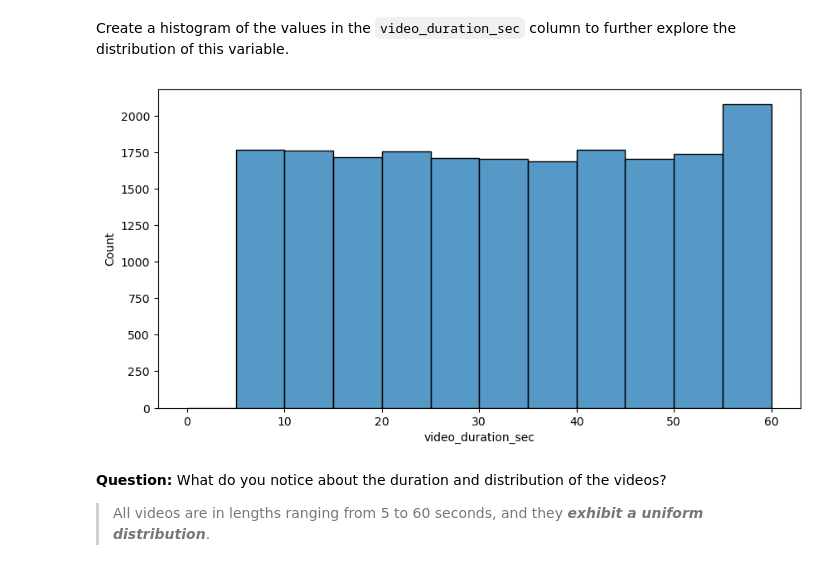
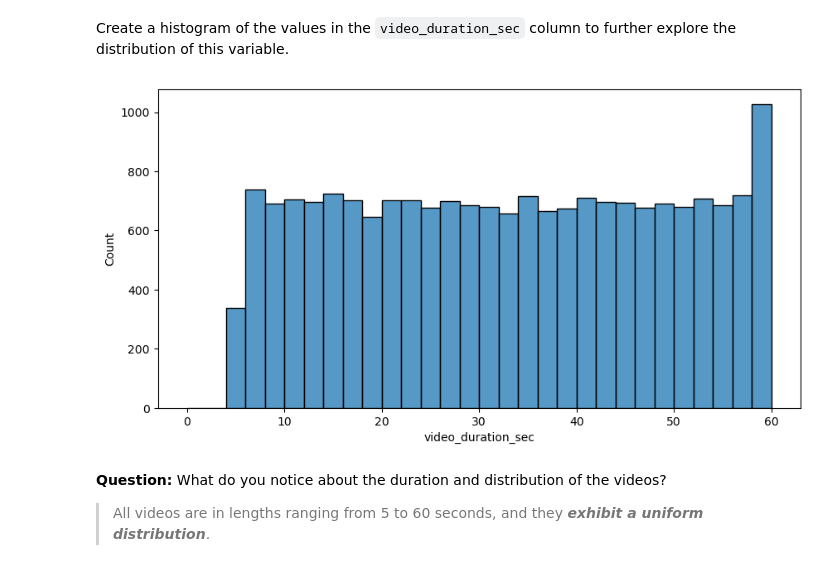
Before and after one commit to pmtam-sl/TikTok.P, a Jupyter notebook: code/1. TikTok_EDA.ipynb, the cells around one changed output. Cells and saved outputs as stored; diff of their text form; code cells hidden in the pictures.

```diff
--- a/code/1. TikTok_EDA.ipynb
+++ b/code/1. TikTok_EDA.ipynb
@@ -87,9 +87,6 @@ plt.rcParams['figure.figsize'] = [10, 5]  # Adjust the width and height as neede
 # This lets us see all of the columns, preventing Juptyer from redacting them.
 pd.set_option('display.max_columns', None)
 
-# Setup theme display
-sns.set_theme(color_codes=True)
-
 # Set the display format for floating point numbers
 pd.options.display.float_format = '{:,.3f}'.format
 # %% [markdown]
@@ -266,10 +263,10 @@ Create a histogram of the values in the `video_duration_sec` column to further e
 # %%
 # Create a histogram
 plt.figure(figsize=(10,5))
-sns.histplot(x=data['video_duration_sec'],bins=range(0,61,5))
+sns.histplot(x=data['video_duration_sec'],bins=range(0,61,2))
 plt.show()
 # %% [output]
-[figure, old version]
+[figure, new version]
 # %% [markdown]
 **Question:** What do you notice about the duration and distribution of the videos?
 
```
Also changed, not shown: parts of 15 cells of this notebook, 2 other files.
